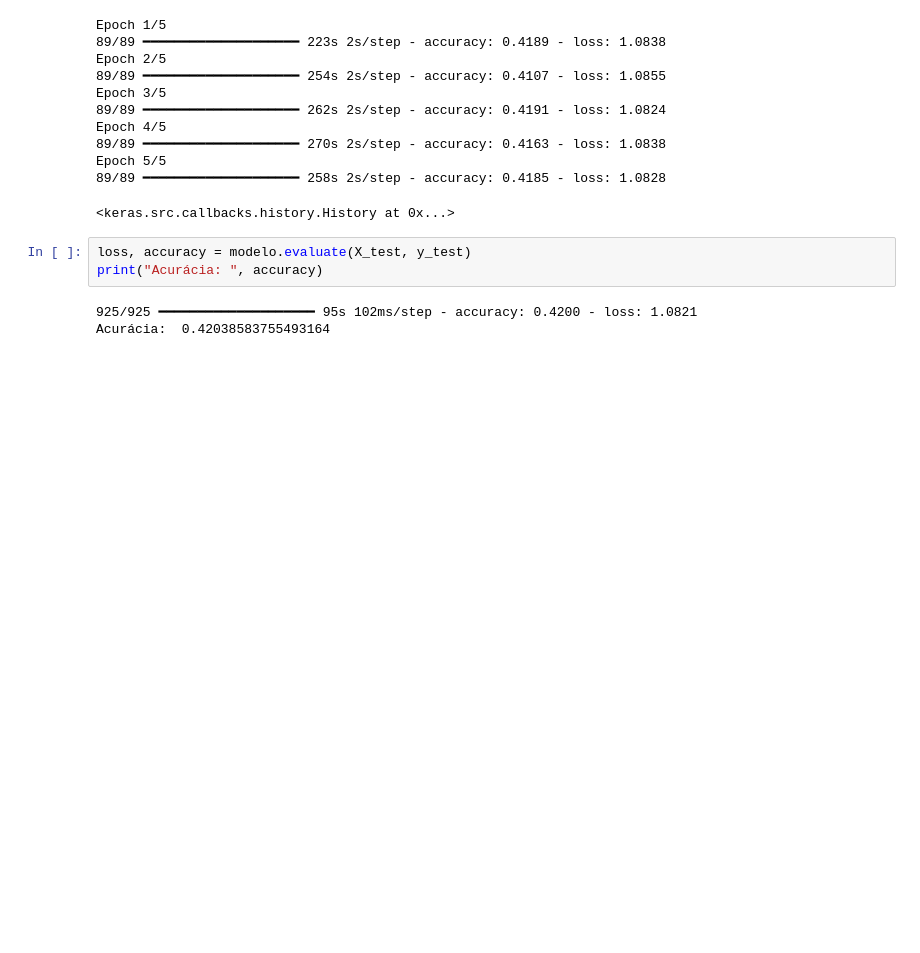
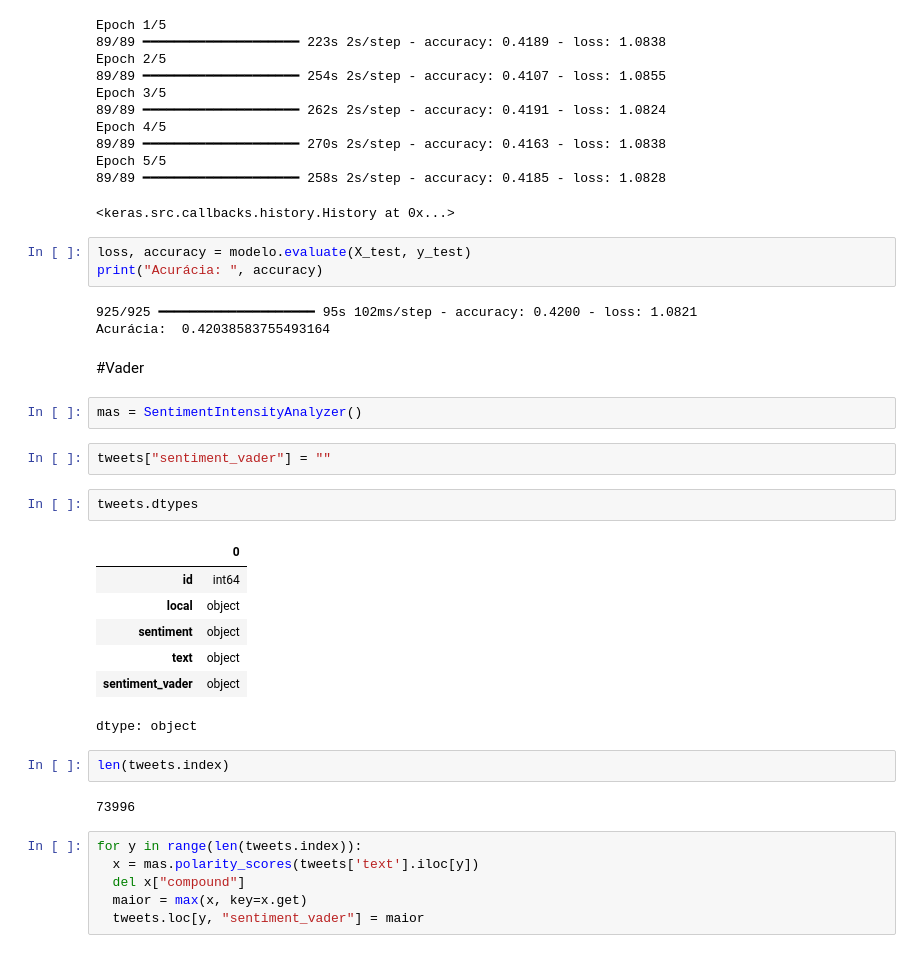
Before and after one commit to eldercamposds/AnaliseDeSentimento, a Jupyter notebook: SupervisionadoVsRegras.ipynb, the cells around one changed output. Cells and saved outputs as stored; diff of their text form; blank space fills up the shorter version.

Commit message:
Treinando e testando modelo vader

```diff
--- a/SupervisionadoVsRegras.ipynb
+++ b/SupervisionadoVsRegras.ipynb
@@ -153,3 +153,29 @@ print("Acurácia: ", accuracy)
 # %% [output]
 925/925 ━━━━━━━━━━━━━━━━━━━━ 95s 102ms/step - accuracy: 0.4200 - loss: 1.0821
 Acurácia:  0.42038583755493164
+# %% [markdown]
+#Vader
+# %%
+mas = SentimentIntensityAnalyzer()
+# %%
+tweets["sentiment_vader"] = ""
+# %%
+tweets.dtypes
+# %% [output]
+|  | 0 |
+| id | int64 |
+| local | object |
+| sentiment | object |
+| text | object |
+| sentiment_vader | object |
+dtype: object
+# %%
+len(tweets.index)
+# %% [output]
+73996
+# %%
+for y in range(len(tweets.index)):
+  x = mas.polarity_scores(tweets['text'].iloc[y])
+  del x["compound"]
+  maior = max(x, key=x.get)
+  tweets.loc[y, "sentiment_vader"] = maior
```
Also changed, not shown: parts of 6 cells of this notebook.
